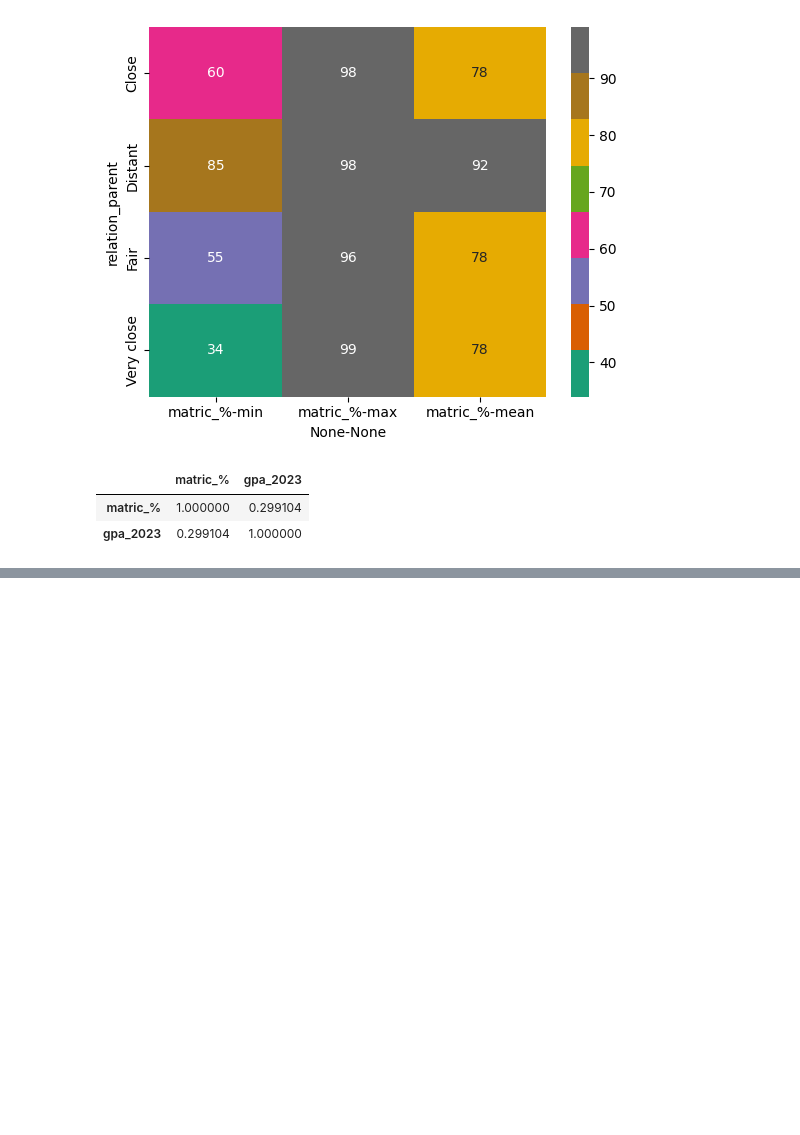
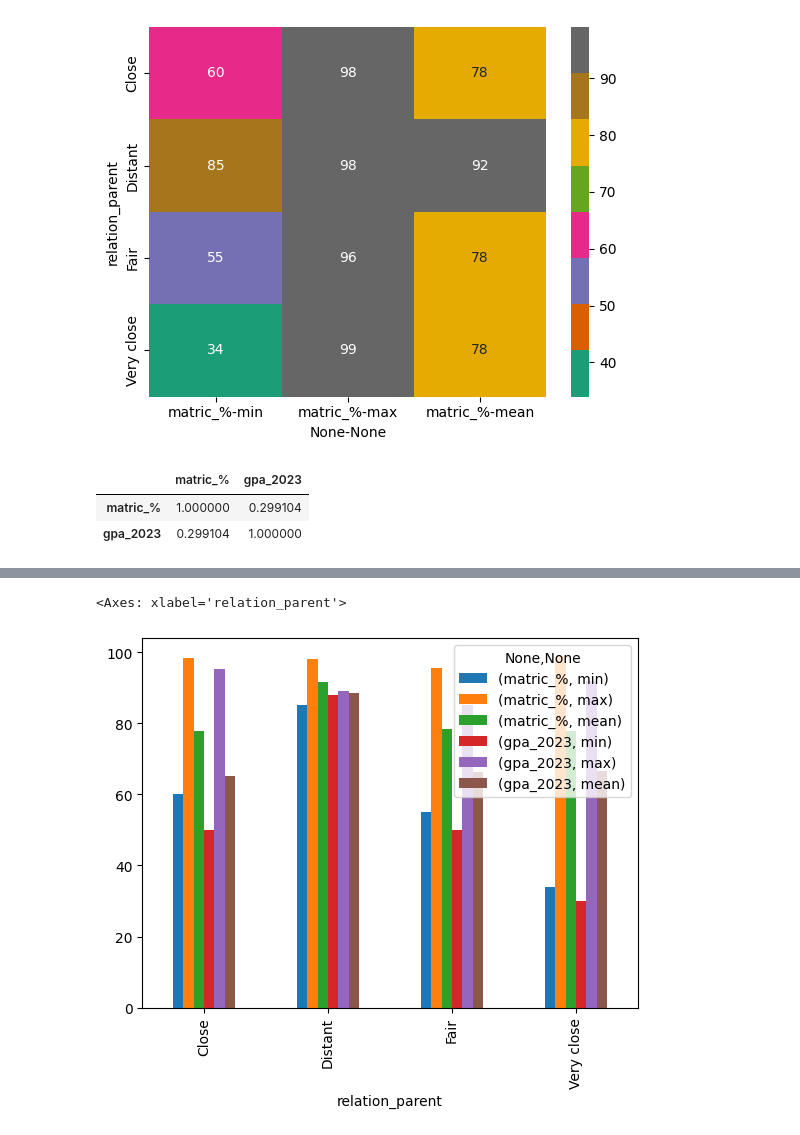
Before and after one commit to Rujanshrestha/data-sci-class01, a Jupyter notebook: revisit/revisit.ipynb, the cells around one changed output, grey strips where cells are left out. Saved outputs shown, nothing was run; the diff lists cells and outputs as text; code cells hidden in the pictures; blank space fills up the shorter version.

```diff
--- a/revisit/revisit.ipynb
+++ b/revisit/revisit.ipynb
@@ -158,0 +174,4 @@ student_dataa.corr(numeric_only=True)
+# %%
+group_parent = student_dataa.groupby(by= "relation_parent")
+info = group_parent[["matric_%","gpa_2023"]].aggregate(('min','max','mean'))
+info
@@ -158,0 +186,5 @@ student_dataa.corr(numeric_only=True)
+# %%
+info.plot.bar()
+# %% [output]
+<Axes: xlabel='relation_parent'>
+[figure, added]
```
Also changed, not shown: parts of 6 cells of this notebook, 2 other files.
